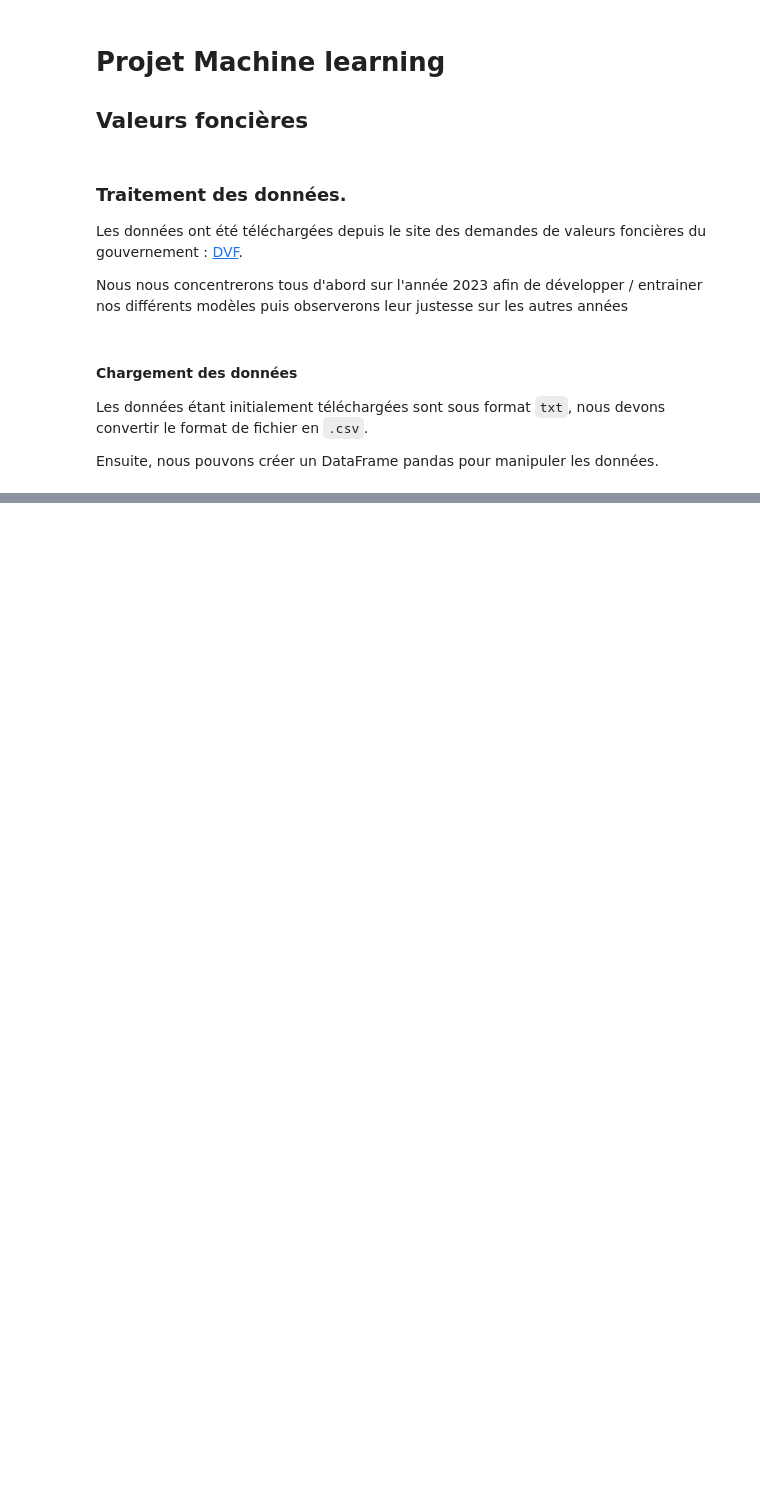
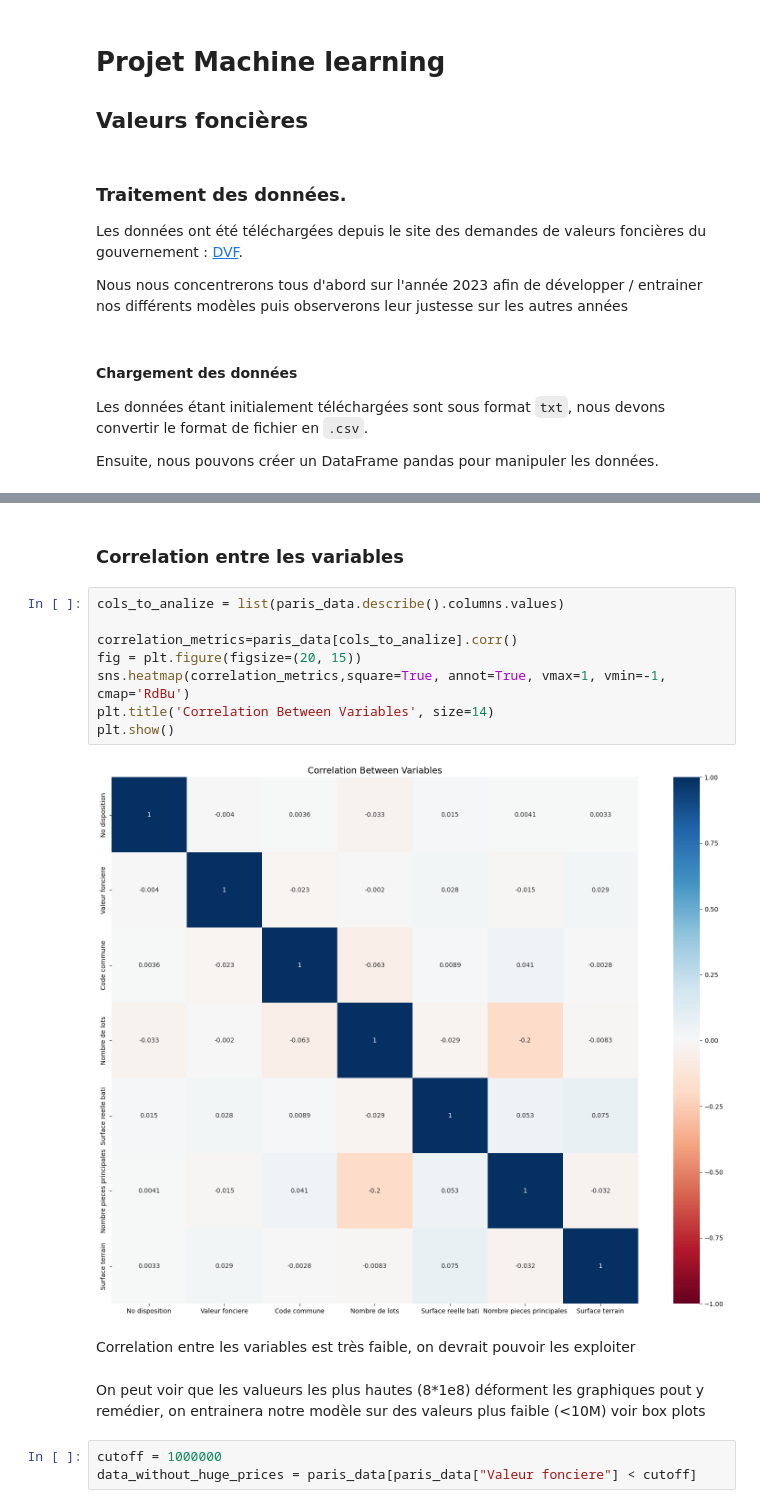
Before and after one commit to RicoAlv16/DVF_app, a Jupyter notebook: src/notebook.ipynb, the cells around one changed output, grey strips where cells are left out. Cells and saved outputs as stored; diff of their text form; blank space fills up the shorter version.

```diff
--- a/src/notebook.ipynb
+++ b/src/notebook.ipynb
@@ -136,0 +181,19 @@ data = data[data.duplicated(keep=False)]
+# %% [markdown]
+### Correlation entre les variables
+# %%
+cols_to_analize = list(paris_data.describe().columns.values)
+
+correlation_metrics=paris_data[cols_to_analize].corr()
+fig = plt.figure(figsize=(20, 15))
+sns.heatmap(correlation_metrics,square=True, annot=True, vmax=1, vmin=-1, cmap='RdBu')
+plt.title('Correlation Between Variables', size=14)
+plt.show()
+# %% [output]
+[figure, added]
+# %% [markdown]
+Correlation entre les variables est très faible, on devrait pouvoir les exploiter
+# %% [markdown]
+On peut voir que les valueurs les plus hautes (8*1e8) déforment les graphiques pout y remédier, on entrainera notre modèle sur des valeurs plus faible (<10M) voir box plots
+# %%
+cutoff = 1000000
+data_without_huge_prices = paris_data[paris_data["Valeur fonciere"] < cutoff]
```
Also changed, not shown: parts of 50 cells of this notebook, 1 other file.
